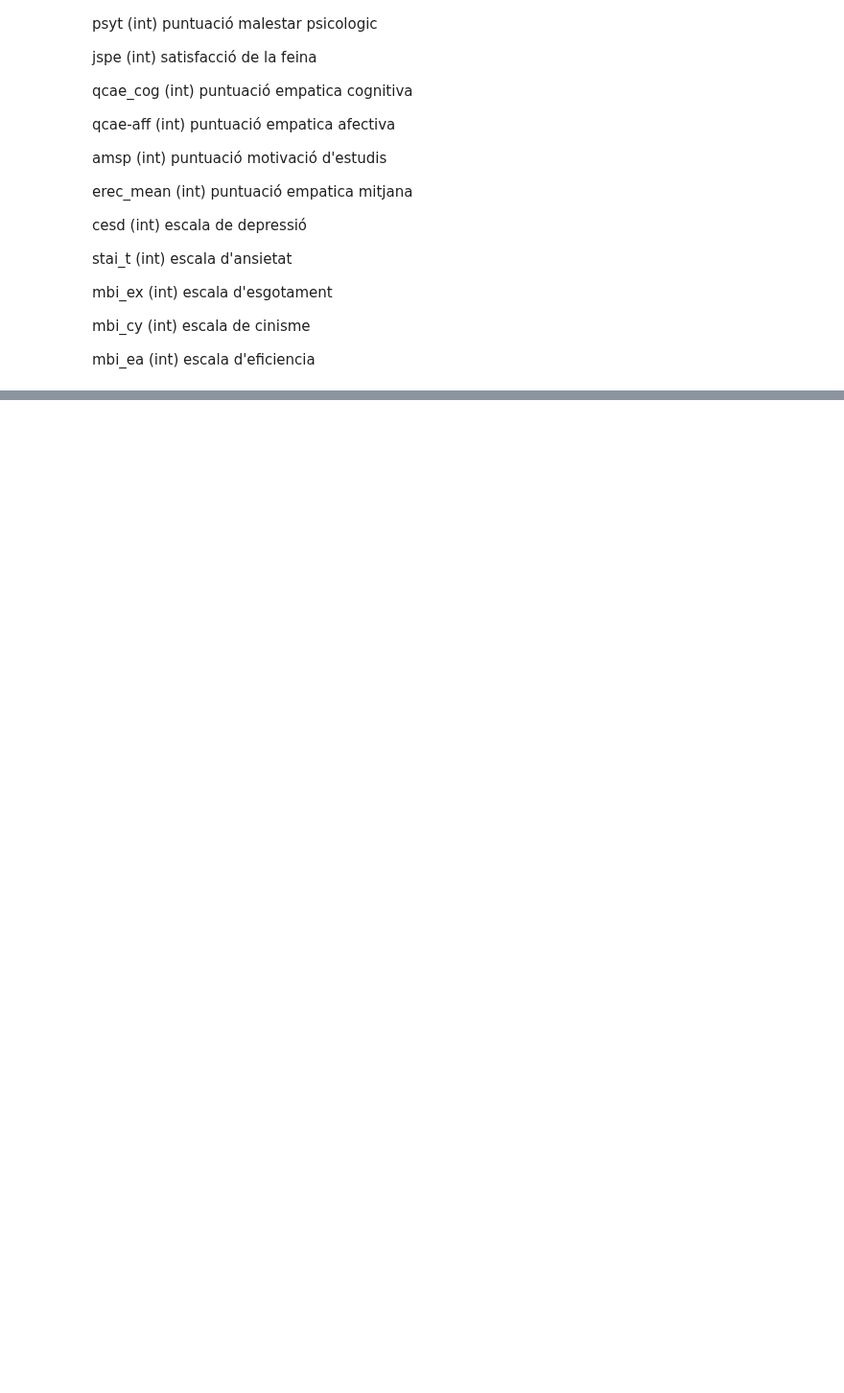
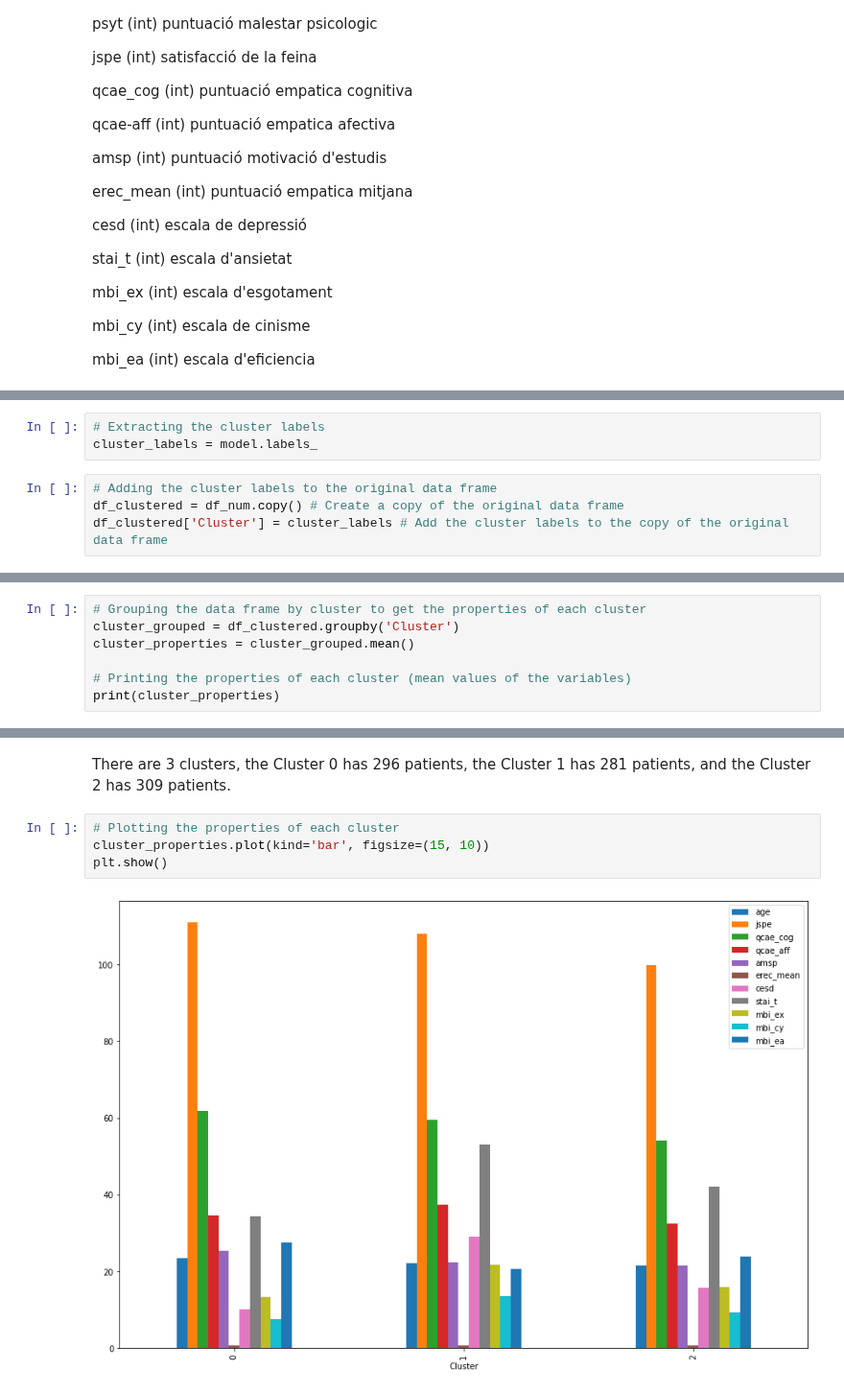
Before and after one commit to DCC-UAB/ACproject-07, a Jupyter notebook: codi/startingPoint1.ipynb, the cells around one changed output, grey strips where cells are left out. Shown at 96% size. Cells and saved outputs as stored; diff of their text form; blank space fills up the shorter version.

```diff
--- a/codi/startingPoint1.ipynb
+++ b/codi/startingPoint1.ipynb
@@ -328,0 +504,7 @@ matriu_correlacio
+# %%
+# Extracting the cluster labels
+cluster_labels = model.labels_
+# %%
+# Adding the cluster labels to the original data frame
+df_clustered = df_num.copy() # Create a copy of the original data frame
+df_clustered['Cluster'] = cluster_labels # Add the cluster labels to the copy of the original data frame
@@ -328,0 +520,7 @@ matriu_correlacio
+# %%
+# Grouping the data frame by cluster to get the properties of each cluster
+cluster_grouped = df_clustered.groupby('Cluster')
+cluster_properties = cluster_grouped.mean()
+
+# Printing the properties of each cluster (mean values of the variables)
+print(cluster_properties)
@@ -328,0 +548,8 @@ matriu_correlacio
+# %% [markdown]
+There are 3 clusters, the Cluster 0 has 296 patients, the Cluster 1 has 281 patients, and the Cluster 2 has 309 patients.
+# %%
+# Plotting the properties of each cluster
+cluster_properties.plot(kind='bar', figsize=(15, 10))
+plt.show()
+# %% [output]
+[figure, added]
```
Also changed, not shown: parts of 80 cells of this notebook, 2 other files.
